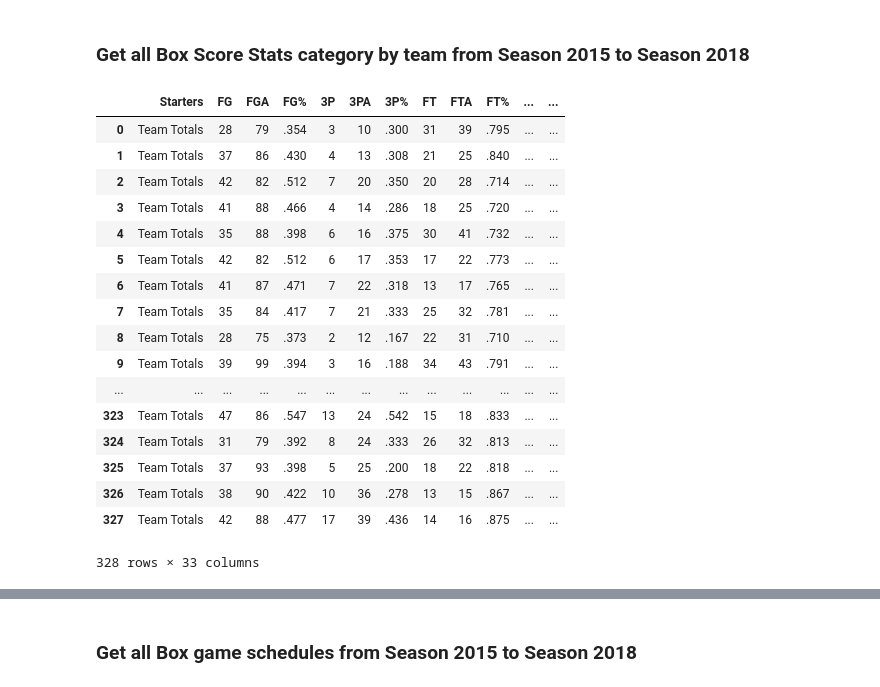
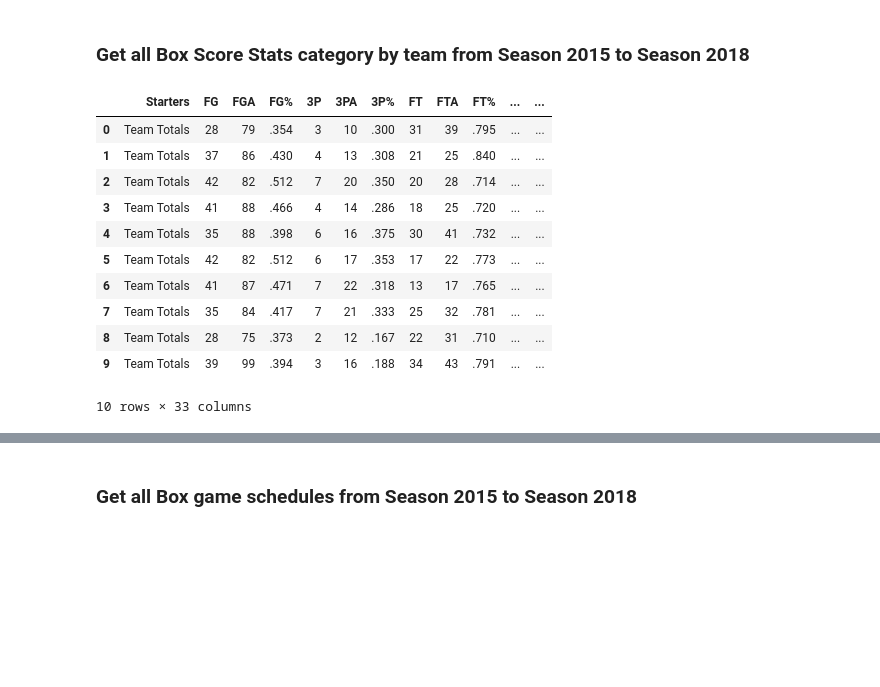
Before and after one commit to sobyl/NBA_Prediction, a Jupyter notebook: final.ipynb, the cells around one changed output, grey strips where cells are left out. Drawn from its saved outputs; the diff is of its cells as text; code cells hidden in the pictures; blank space fills up the shorter version.

```diff
--- a/final.ipynb
+++ b/final.ipynb
@@ -338,23 +337,17 @@ if use_intermediate_results == True:
         di = './game_results/' + str(team) + '.pkl'
         game_results[team] = pd.read_pickle(di)
 # %%
-game_results['Los_Angeles_Lakers']
+game_results['Los_Angeles_Lakers'].head(10)
 # %% [output]
 |  | Starters | FG | FGA | FG% | 3P | 3PA | 3P% | FT | FTA | FT% | ... | ... |
 | 0 | Team Totals | 28 | 79 | .354 | 3 | 10 | .300 | 31 | 39 | .795 | ... | ... |
 | 1 | Team Totals | 37 | 86 | .430 | 4 | 13 | .308 | 21 | 25 | .840 | ... | ... |
 | 2 | Team Totals | 42 | 82 | .512 | 7 | 20 | .350 | 20 | 28 | .714 | ... | ... |
 | 3 | Team Totals | 41 | 88 | .466 | 4 | 14 | .286 | 18 | 25 | .720 | ... | ... |
 | 4 | Team Totals | 35 | 88 | .398 | 6 | 16 | .375 | 30 | 41 | .732 | ... | ... |
 | 5 | Team Totals | 42 | 82 | .512 | 6 | 17 | .353 | 17 | 22 | .773 | ... | ... |
 | 6 | Team Totals | 41 | 87 | .471 | 7 | 22 | .318 | 13 | 17 | .765 | ... | ... |
 | 7 | Team Totals | 35 | 84 | .417 | 7 | 21 | .333 | 25 | 32 | .781 | ... | ... |
 | 8 | Team Totals | 28 | 75 | .373 | 2 | 12 | .167 | 22 | 31 | .710 | ... | ... |
 | 9 | Team Totals | 39 | 99 | .394 | 3 | 16 | .188 | 34 | 43 | .791 | ... | ... |
-| ... | ... | ... | ... | ... | ... | ... | ... | ... | ... | ... | ... | ... |
-| 323 | Team Totals | 47 | 86 | .547 | 13 | 24 | .542 | 15 | 18 | .833 | ... | ... |
-| 324 | Team Totals | 31 | 79 | .392 | 8 | 24 | .333 | 26 | 32 | .813 | ... | ... |
-| 325 | Team Totals | 37 | 93 | .398 | 5 | 25 | .200 | 18 | 22 | .818 | ... | ... |
-| 326 | Team Totals | 38 | 90 | .422 | 10 | 36 | .278 | 13 | 15 | .867 | ... | ... |
-| 327 | Team Totals | 42 | 88 | .477 | 17 | 39 | .436 | 14 | 16 | .875 | ... | ... |
-328 rows × 33 columns
+10 rows × 33 columns
```
Also changed, not shown: parts of 43 cells of this notebook.
